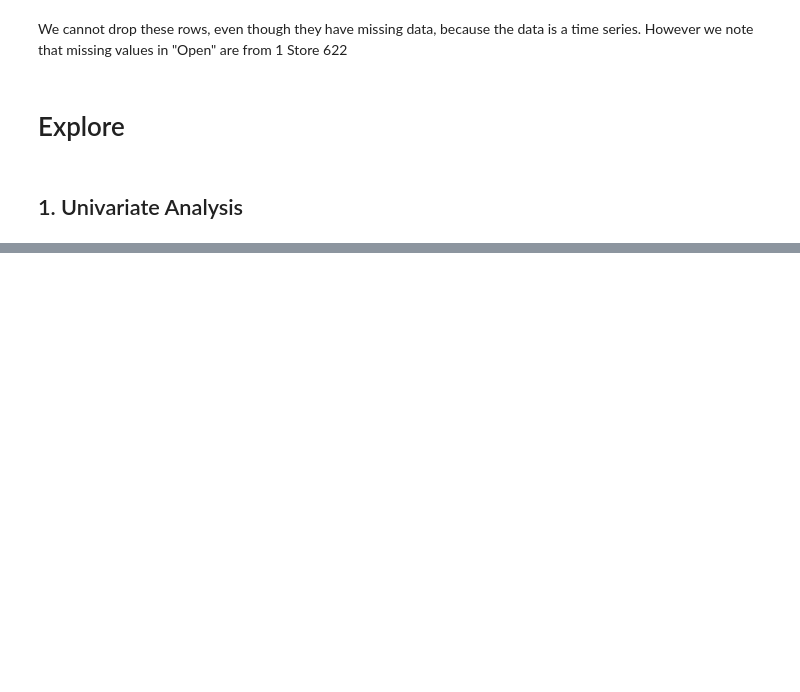
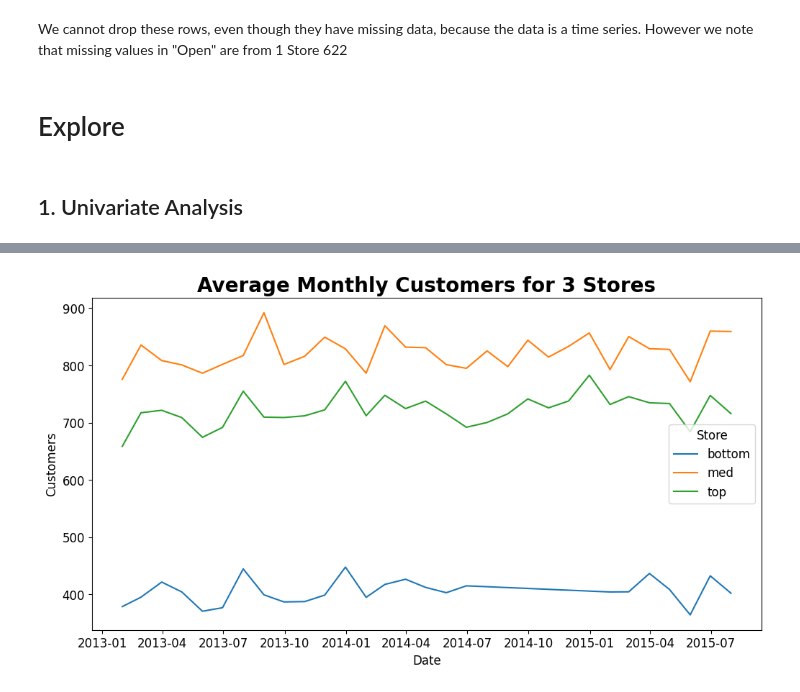
Before and after one commit to emtinanseo/Sales-Future-Forecast, a Jupyter notebook: notebooks/eda_indepth.ipynb, the cells around one changed output, grey strips where cells are left out. Drawn from its saved outputs; the diff is of its cells as text; code cells hidden in the pictures; blank space fills up the shorter version.

```diff
--- a/notebooks/eda_indepth.ipynb
+++ b/notebooks/eda_indepth.ipynb
@@ -507,0 +383,8 @@ There are slightly more sales on weekdays.
+# %%
+_, ax = plt.subplots(1, figsize=(12, 6))
+sns.lineplot(ax= ax, x= agg_df.Date, y = agg_df.Customers, hue = agg_df.Store )
+plt.title('Average Monthly Customers for 3 Stores', size=20, fontweight='bold')
+#plt.savefig('avg_monthly_customers_for3stores', bbox_inches = 'tight')
+plt.show()
+# %% [output]
+[figure, added]
```
Also changed, not shown: parts of 81 cells of this notebook, 2 other files.
